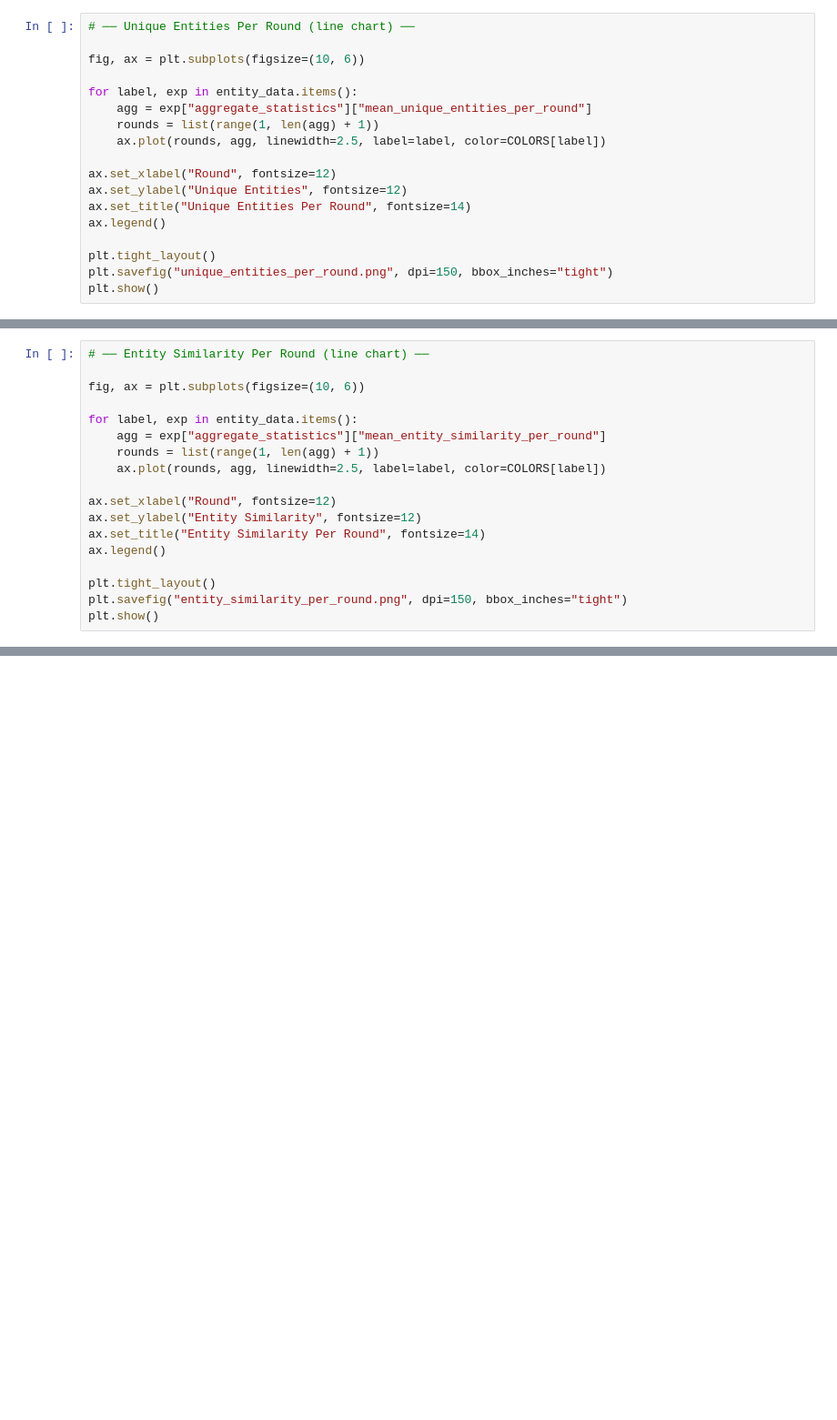
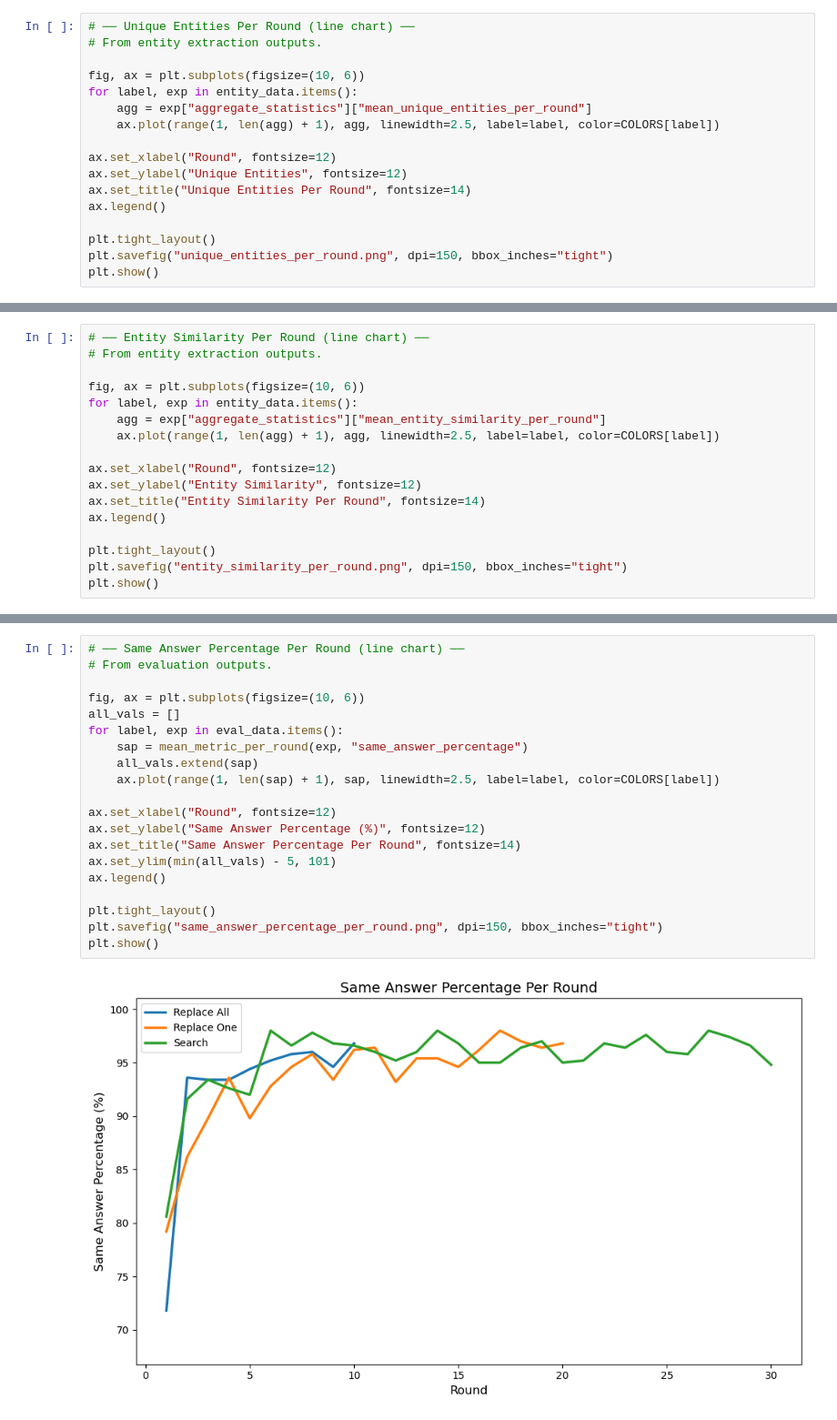
Before and after one commit to rag-collapse/RAG-Collapse, a Jupyter notebook: visualization.ipynb, the cells around one changed output, grey strips where cells are left out. Shown at 91% size. Saved outputs shown, nothing was run; the diff lists cells and outputs as text; blank space fills up the shorter version.

```diff
--- a/entity_visualization.ipynb
+++ b/visualization.ipynb
@@ -152,12 +133,11 @@ plt.show()
 # %%
 # ── Unique Entities Per Round (line chart) ──
+# From entity extraction outputs.
 
 fig, ax = plt.subplots(figsize=(10, 6))
-
 for label, exp in entity_data.items():
     agg = exp["aggregate_statistics"]["mean_unique_entities_per_round"]
-    rounds = list(range(1, len(agg) + 1))
-    ax.plot(rounds, agg, linewidth=2.5, label=label, color=COLORS[label])
+    ax.plot(range(1, len(agg) + 1), agg, linewidth=2.5, label=label, color=COLORS[label])
 
 ax.set_xlabel("Round", fontsize=12)
 ax.set_ylabel("Unique Entities", fontsize=12)
@@ -171,13 +151,12 @@ plt.show()
 [figure]
 # %%
 # ── Entity Similarity Per Round (line chart) ──
+# From entity extraction outputs.
 
 fig, ax = plt.subplots(figsize=(10, 6))
-
 for label, exp in entity_data.items():
     agg = exp["aggregate_statistics"]["mean_entity_similarity_per_round"]
-    rounds = list(range(1, len(agg) + 1))
-    ax.plot(rounds, agg, linewidth=2.5, label=label, color=COLORS[label])
+    ax.plot(range(1, len(agg) + 1), agg, linewidth=2.5, label=label, color=COLORS[label])
 
 ax.set_xlabel("Round", fontsize=12)
 ax.set_ylabel("Entity Similarity", fontsize=12)
@@ -189,3 +168,25 @@ plt.savefig("entity_similarity_per_round.png", dpi=150, bbox_inches="tight")
 plt.show()
 # %% [output]
 [figure]
+# %%
+# ── Same Answer Percentage Per Round (line chart) ──
+# From evaluation outputs.
+
+fig, ax = plt.subplots(figsize=(10, 6))
+all_vals = []
+for label, exp in eval_data.items():
+    sap = mean_metric_per_round(exp, "same_answer_percentage")
+    all_vals.extend(sap)
+    ax.plot(range(1, len(sap) + 1), sap, linewidth=2.5, label=label, color=COLORS[label])
+
+ax.set_xlabel("Round", fontsize=12)
+ax.set_ylabel("Same Answer Percentage (%)", fontsize=12)
+ax.set_title("Same Answer Percentage Per Round", fontsize=14)
+ax.set_ylim(min(all_vals) - 5, 101)
+ax.legend()
+
+plt.tight_layout()
+plt.savefig("same_answer_percentage_per_round.png", dpi=150, bbox_inches="tight")
+plt.show()
+# %% [output]
+[figure, added]
```
Also changed, not shown: parts of 3 cells of this notebook.
